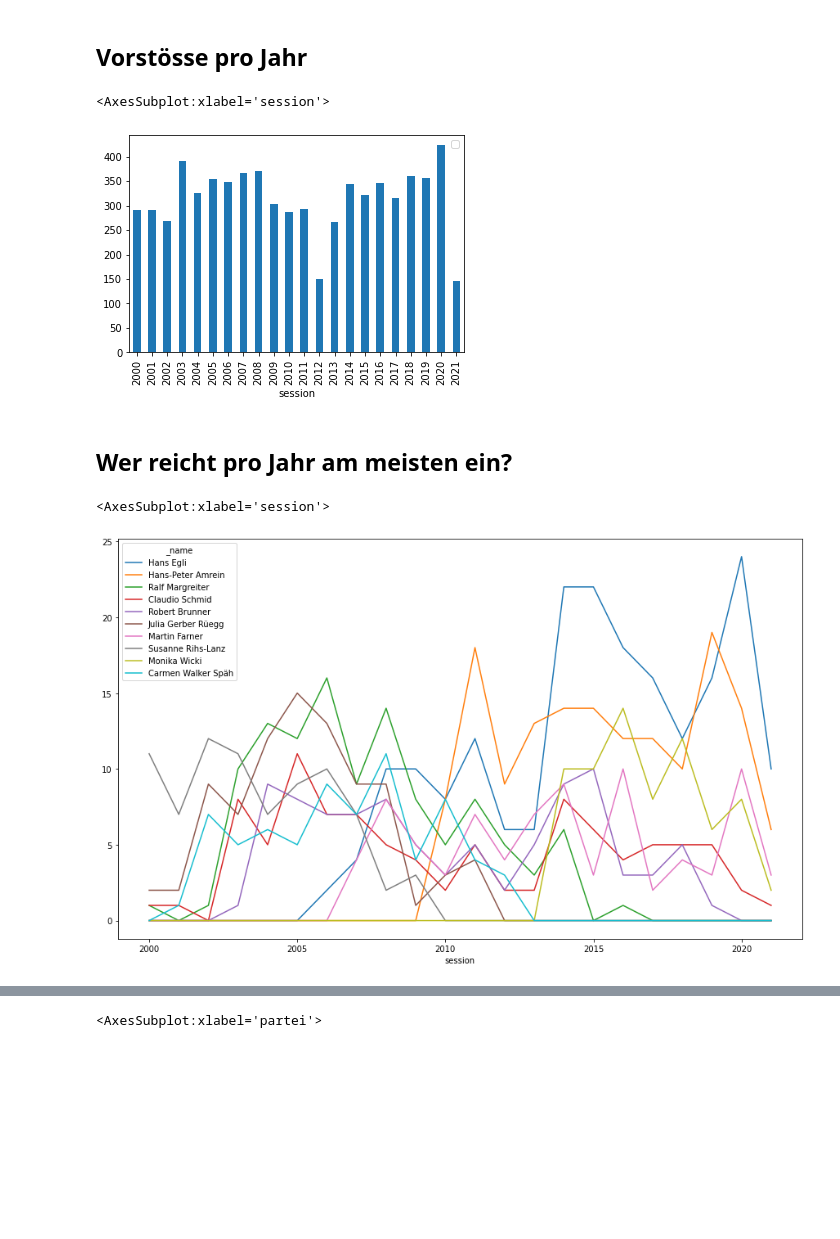
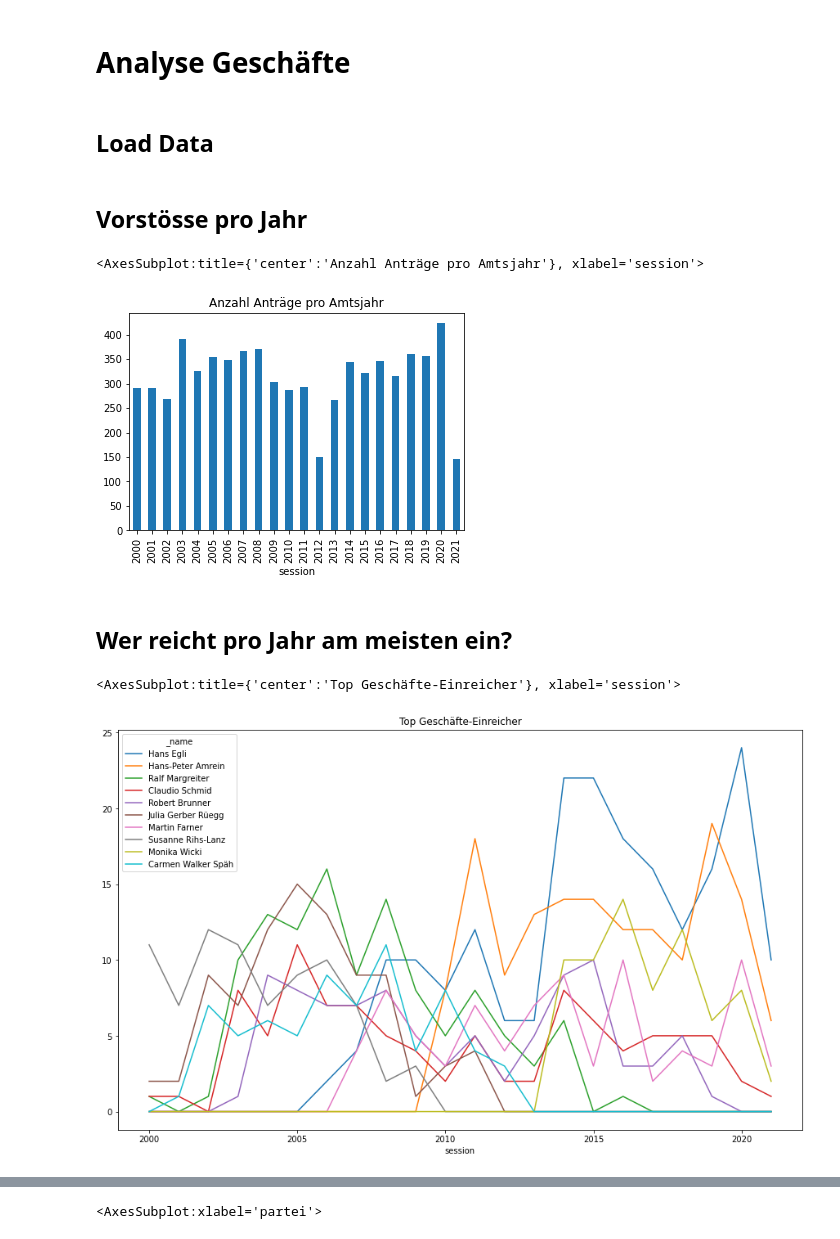
Before and after one commit to simonhuwiler/nzz_zh_kantonsrat, a Jupyter notebook: src/7_geschaefte_analyse.ipynb, the cells around one changed output, grey strips where cells are left out. Cells and saved outputs as stored; diff of their text form; code cells hidden in the pictures; blank space fills up the shorter version.

```diff
--- a/src/7_geschaefte_analyse.ipynb
+++ b/src/7_geschaefte_analyse.ipynb
@@ -8,3 +1,5 @@ ToDo:
+# %% [markdown]
+# Analyse Geschäfte
 # %%
 from pathlib import Path
 import pandas as pd
@@ -13,6 +8,8 @@ import utils
 import json
 import numpy as np
 #pd.options.plotting.backend = "plotly"
+# %% [markdown]
+## Load Data
 # %%
 df_raw = pd.read_csv(Path('../export/geschaefte.csv'))
 
@@ -39,23 +36,25 @@ utils.kantonsrat_to_datetime(kantonsrat)
 # %% [markdown]
 ## Vorstösse pro Jahr
 # %%
-df_raw.groupby('session').agg({'_name': 'count'}).plot.bar()
+df_raw.groupby('session').agg({'_name': 'count'}).plot.bar(legend=False, title='Anzahl Anträge pro Amtsjahr')
 # %% [output]
-<AxesSubplot:xlabel='session'>
+<AxesSubplot:title={'center':'Anzahl Anträge pro Amtsjahr'}, xlabel='session'>
-[figure, old version]
+[figure, new version]
 # %% [markdown]
 ## Wer reicht pro Jahr am meisten ein?
 # %%
-df = pd.pivot_table(df_raw, index=['_name'], columns='session', values='start', aggfunc='count').fillna(0)
+df = df_raw[df_raw.erstunterzeichneristkantonsrat == True]
+
+df = pd.pivot_table(df, index=['_name'], columns='session', values='start', aggfunc='count').fillna(0)
 
 df['s'] = df.sum(axis=1)
 
 df = df.sort_values('s', ascending=False).head(10)
 df.drop(columns='s', inplace=True)
 
-df.T.plot.line(figsize=(15, 9))
+df.T.plot.line(figsize=(15, 9), title='Top Geschäfte-Einreicher')
 # %% [output]
-<AxesSubplot:xlabel='session'>
+<AxesSubplot:title={'center':'Top Geschäfte-Einreicher'}, xlabel='session'>
-[figure, old version]
+[figure, new version]
 # %% [markdown]
 ## Wer hat am wenigsten in der laufenden Legislatur eingereicht
```
Also changed, not shown: parts of 17 cells of this notebook.
